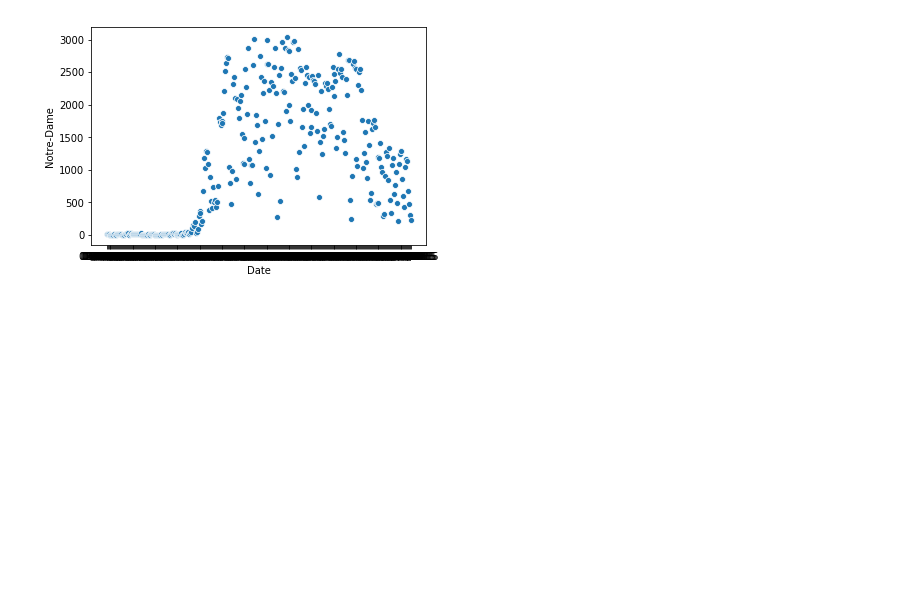
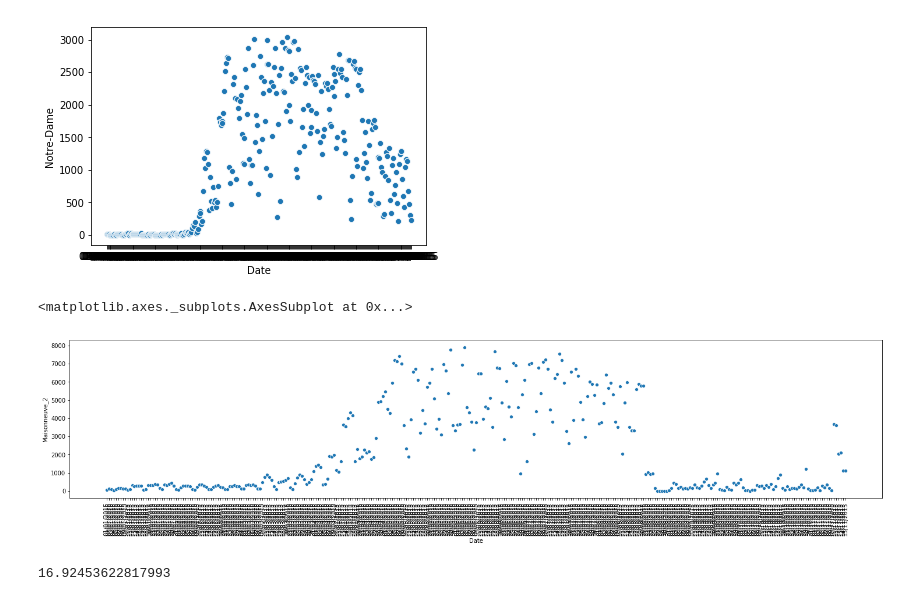
Before and after one commit to kulraghav/MLPractice, a Jupyter notebook: Notebooks/poisson_regression.ipynb, the cells around one changed output. Saved outputs shown, nothing was run; the diff lists cells and outputs as text; code cells hidden in the pictures; blank space fills up the shorter version.

Commit message:
spark test

```diff
--- a/Notebooks/poisson_regression.ipynb
+++ b/Notebooks/poisson_regression.ipynb
@@ -128,3 +128,11 @@ sns.scatterplot(df['Date'],df['Notre-Dame'])
 # %% [output]
 <matplotlib.axes._subplots.AxesSubplot at 0x...>
 [figure]
+# %%
+import matplotlib.pyplot as plt
+plt.figure(figsize=(25,5))
+plt.xticks(rotation = 90)
+sns.scatterplot(df['Date'],df['Maisonneuve_2'])
+# %% [output]
+<matplotlib.axes._subplots.AxesSubplot at 0x...>
+[figure, added]
@@ -130,0 +147,17 @@ sns.scatterplot(df['Date'],df['Notre-Dame'])
+# %%
+def fun(x):
+    time.sleep(1)
+    return x*x
+
+from pyspark import SparkContext
+sc = SparkContext.getOrCreate()
+
+start = time.time()
+A = list(range(100))
+rdd = sc.parallelize(A)
+rdd.map(fun).collect()
+end = time.time()
+
+print(end-start)
+# %% [output]
+16.92453622817993
```
Also changed, not shown: parts of 4 cells of this notebook.
